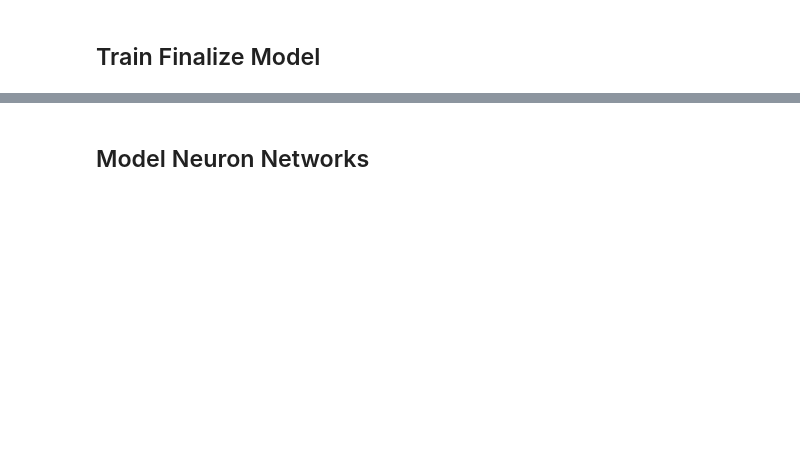
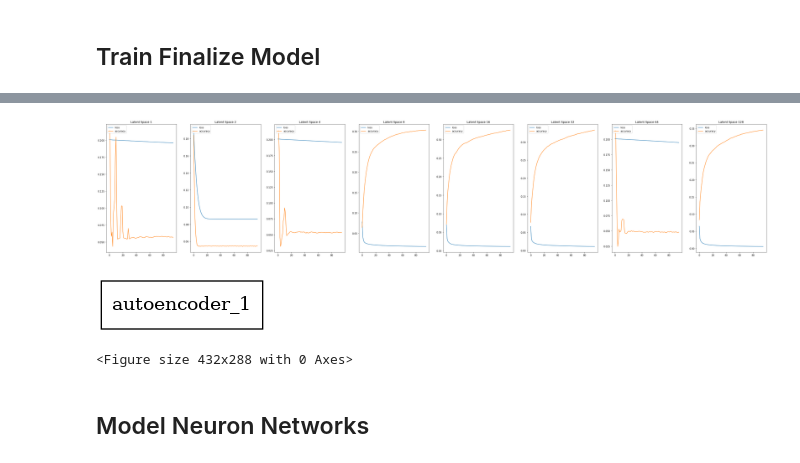
Before and after one commit to voldien/lainnocode, a Jupyter notebook: PyNoteBook/autoencoderMNIST-Fashion.ipynb, the cells around one changed output, grey strips where cells are left out. Drawn from its saved outputs; the diff is of its cells as text; code cells hidden in the pictures; blank space fills up the shorter version.

```diff
--- a/PyNoteBook/autoencoderMNIST-Fashion.ipynb
+++ b/PyNoteBook/autoencoderMNIST-Fashion.ipynb
@@ -147,9 +164,8 @@ Find the best model out of all the parameters.
 # %%
 
 image_shape = trainX[0].shape
-print('X_train: ' + str(image_shape))
 
-X_train, X_val, y_train, y_val = train_test_split(X_train, X_train, test_size=0.12, random_state=42)
+X_train, X_val, y_train, y_val = train_test_split(trainX, trainX, test_size=0.12, random_state=42)
 
 latent_spaces = [1, 2, 4, 8, 16, 32, 64, 128]
 ae_models = []
@@ -182,10 +205,6 @@ for latent_space in latent_spaces:
 ## Train Finalize Model
 # %%
 def showResult(model, batchImage, maxNumImages=6):
-
-    batch_iter = iter(batchImage)
-    image_batch, _ = next(batch_iter)
-
     output = model.predict(batchImage)
     nrElements = min(len(output), maxNumImages)
 
@@ -208,15 +227,18 @@ def showResult(model, batchImage, maxNumImages=6):
 
 class save_images(tf.keras.callbacks.Callback):
 
-    def __init__(self, latent_space, trainData, **kwargs):
+    def __init__(self, dir_path, latent_space, trainData, **kwargs):
         super(tf.keras.callbacks.Callback, self).__init__(**kwargs)
         self.trainSet = trainData[0:20]
+        self.latent_space = latent_space
+        self.dir_path = dir_path
+        os.mkdir(self.dir_path)
 
     def on_epoch_end(self, epoch, logs=None):
         fig = showResult(self.model, self.trainSet)
-        fig.savefig("MNISTCompression{0}.png".format(epoch))
+        fig.savefig("{0}/MNISTDimRedL{1}_{2}.png".format(self.dir_path, self.latent_space, epoch))
         fig = showResult(self.model, self.trainSet, 12)
-        fig.savefig("MNISTCompressionBig{0}.png".format(epoch))
+        fig.savefig("{0}MNISTDimRedBigL{1}_{2}.png".format(self.dir_path, self.latent_space, epoch))
 # %%
 model_results = []
 
@@ -240,7 +262,8 @@ for latent_space, ae_model in zip(latent_spaces, ae_models):
     model_history = ae_model.fit(trainX, trainX,
                                  epochs=EPOCHS,
                                  batch_size=BATCH_SIZE,
-                                 validation_split=0.1, shuffle=True,
-                                 verbose=1, callbacks=[cp_callback, save_images(latent_space, trainX)])
+                                 shuffle=True,
+                                 verbose=1, callbacks=[cp_callback, save_images(str.format("mnist_latent_{0}", latent_space), latent_space, trainX)])
     model_results.append(model_history)
     autoencoder_model.save_weights(checkpoint_path)
+    del ae_model
@@ -248,4 +289,4 @@ for latent_space, ae_model in zip(latent_spaces, ae_models):
 # Plot Result
 predictData = trainX[0:9]
 for model in ae_models:
-    result = model.predict(predictData)
+    result = model.predict(predictData, verbose=0)
@@ -252,28 +302,32 @@ for model in ae_models:
 # %%
 
 def plotCostHistories(results, loss_label="", val_label="", title="", x_label="", y_label=""):
-    fig = plt.figure()
-    for result in results:
-        ax = plt.subplot(1, len(results))
+    fig = plt.figure(figsize=(len(results) * 6.25, 10))
+    for i, result in enumerate(results):
+        ax = plt.subplot(1, len(results), i + 1)
         for k, v in result.history.items():
             plt.plot(v, label=k)
-        plt.title(label=title)
+        ax.title.set_text(str.format('Latent Space {0}', 2 ** i))
+
         plt.ylabel(ylabel=y_label)
         plt.xlabel(xlabel=x_label)
         plt.legend(loc="upper left")
-
     plt.show(block=False)
     plt.savefig(title + ".png")
 
 
 plotCostHistories(model_results, title=str.format(
     "CNN {0} Performance History", "Fashion"))
 
 tf.keras.utils.plot_model(
     autoencoder_model, to_file=str.format('cnn_{0}_model.png', "Fashion"), show_shapes=True, show_dtype=True,
     show_layer_names=True, rankdir='TB', expand_nested=False, dpi=96,
     layer_range=None
 )
+# %% [output]
+[figure, added]
+[figure, added]
+<Figure size 432x288 with 0 Axes>
 # %% [markdown]
 ## Model Neuron Networks
 # %%
```
Also changed, not shown: parts of 11 cells of this notebook, 2 other files.
